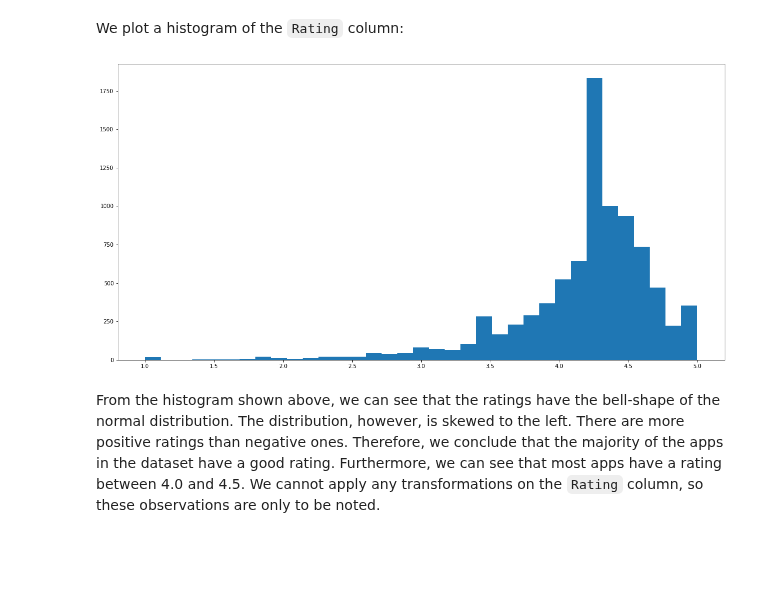
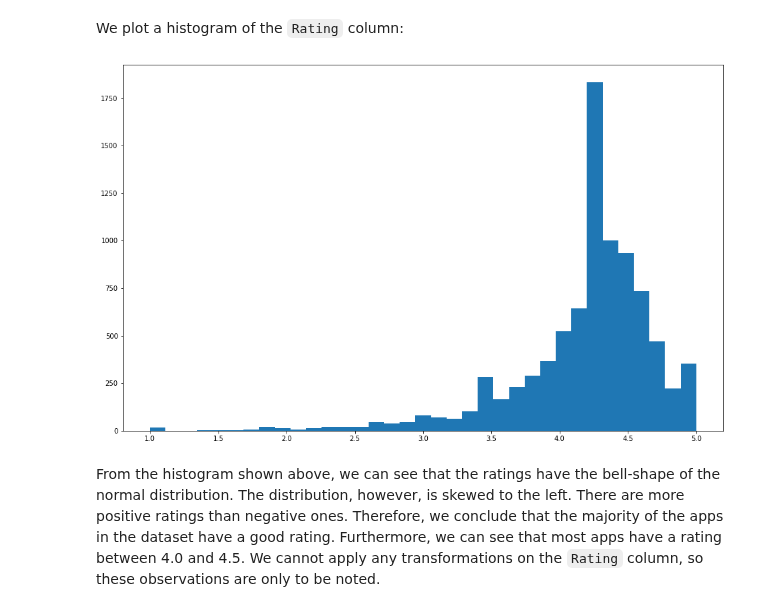
Before and after one commit to Logician724/play-store-analysis, a Jupyter notebook: notebook.ipynb, the cells around one changed output. Cells and saved outputs as stored; diff of their text form; code cells hidden in the pictures; blank space fills up the shorter version.

```diff
--- a/notebook.ipynb
+++ b/notebook.ipynb
@@ -549,9 +549,9 @@ In this part of the notebook, we will take a closer look at the data and attempt
 # %% [markdown]
 We plot a histogram of the `Rating` column:
 # %%
-_ = apps_df['Rating'].hist(grid = False, figsize=(20,10), bins = 35)
+_ = apps_df['Rating'].hist(grid = False, figsize=(16,10), bins = 35)
 # %% [output]
-[figure, old version]
+[figure, new version]
 # %% [markdown]
 From the histogram shown above, we can see that the ratings have the bell-shape of the normal distribution. The distribution, however, is skewed to the left. There are more positive ratings than negative ones. Therefore, we conclude that the majority of the apps in the dataset have a good rating. Furthermore, we can see that most apps have a rating between 4.0 and 4.5. We cannot apply any transformations on the `Rating` column, so these observations are only to be noted.
 # %% [markdown]
```
Also changed, not shown: parts of 22 cells of this notebook.
